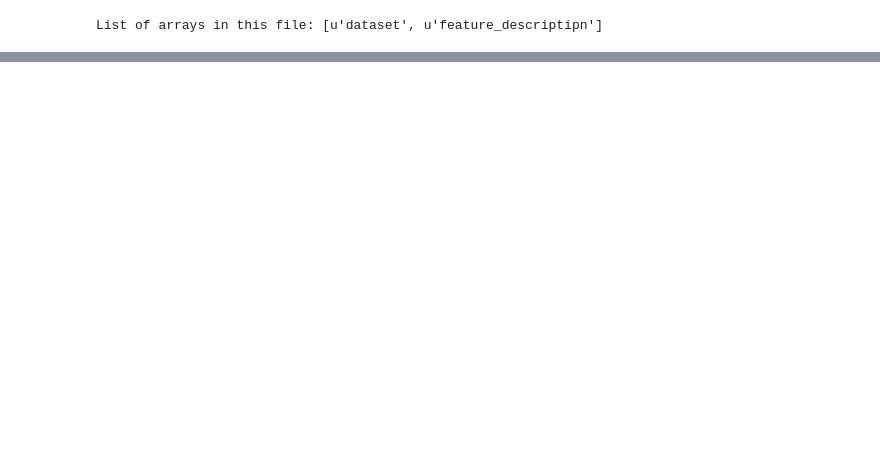
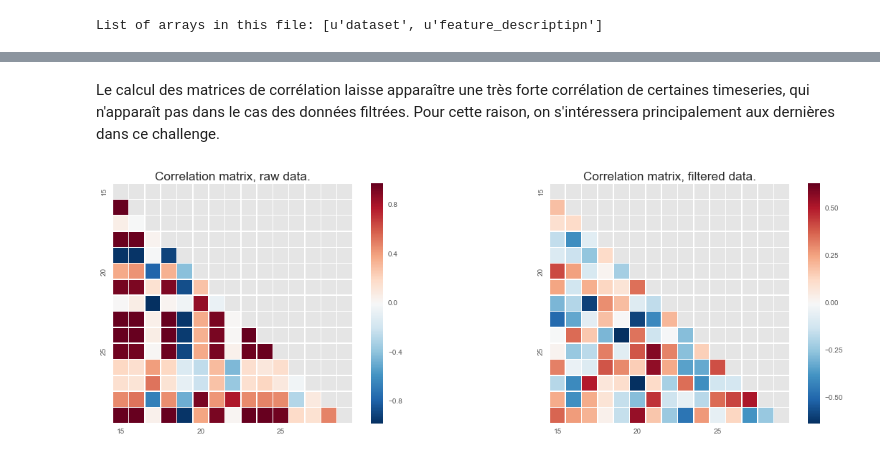
Before and after one commit to alsoltani/Dreem, a Jupyter notebook: Challenge - Alain Soltani.ipynb, the cells around one changed output, grey strips where cells are left out. Saved outputs shown, nothing was run; the diff lists cells and outputs as text; code cells hidden in the pictures; blank space fills up the shorter version.

```diff
--- a/Challenge - Alain Soltani.ipynb
+++ b/Challenge - Alain Soltani.ipynb
@@ -132,0 +54,21 @@ print accuracy_score(record_bad["Channel 1"].iloc[:limit + len_chunk], results["
+# %% [markdown]
+Le calcul des matrices de corrélation laisse apparaître une très forte corrélation de certaines timeseries, qui n'apparaît pas dans le cas des données filtrées. Pour cette raison, on s'intéressera principalement aux dernières dans ce challenge.
+# %%
+corr_raw = quality[raw_col].T[range(15, 30)].corr()
+corr_fil = quality[filtered_col].T[range(15, 30)].corr()
+
+mask = np.zeros_like(corr_raw, dtype=np.bool)
+mask[np.triu_indices_from(mask)] = True
+
+f, axs = plt.subplots(1, 2, figsize=(20, 6))
+
+plt.style.use("ggplot")
+plt.rcParams.update({'axes.titlesize': 'xx-large'})
+
+axs[0].set_title("Correlation matrix, raw data.")
+sns.heatmap(corr_raw, mask=mask, vmax=.5, square=True, xticklabels=5, yticklabels=5, linewidths=.5, ax=axs[0]);
+
+axs[1].set_title("Correlation matrix, filtered data.")
+sns.heatmap(corr_fil, mask=mask, vmax=.5, square=True, xticklabels=5, yticklabels=5, linewidths=.5, ax=axs[1]);
+# %% [output]
+[figure, added]
```
Also changed, not shown: parts of 42 cells of this notebook, 2 other files.
